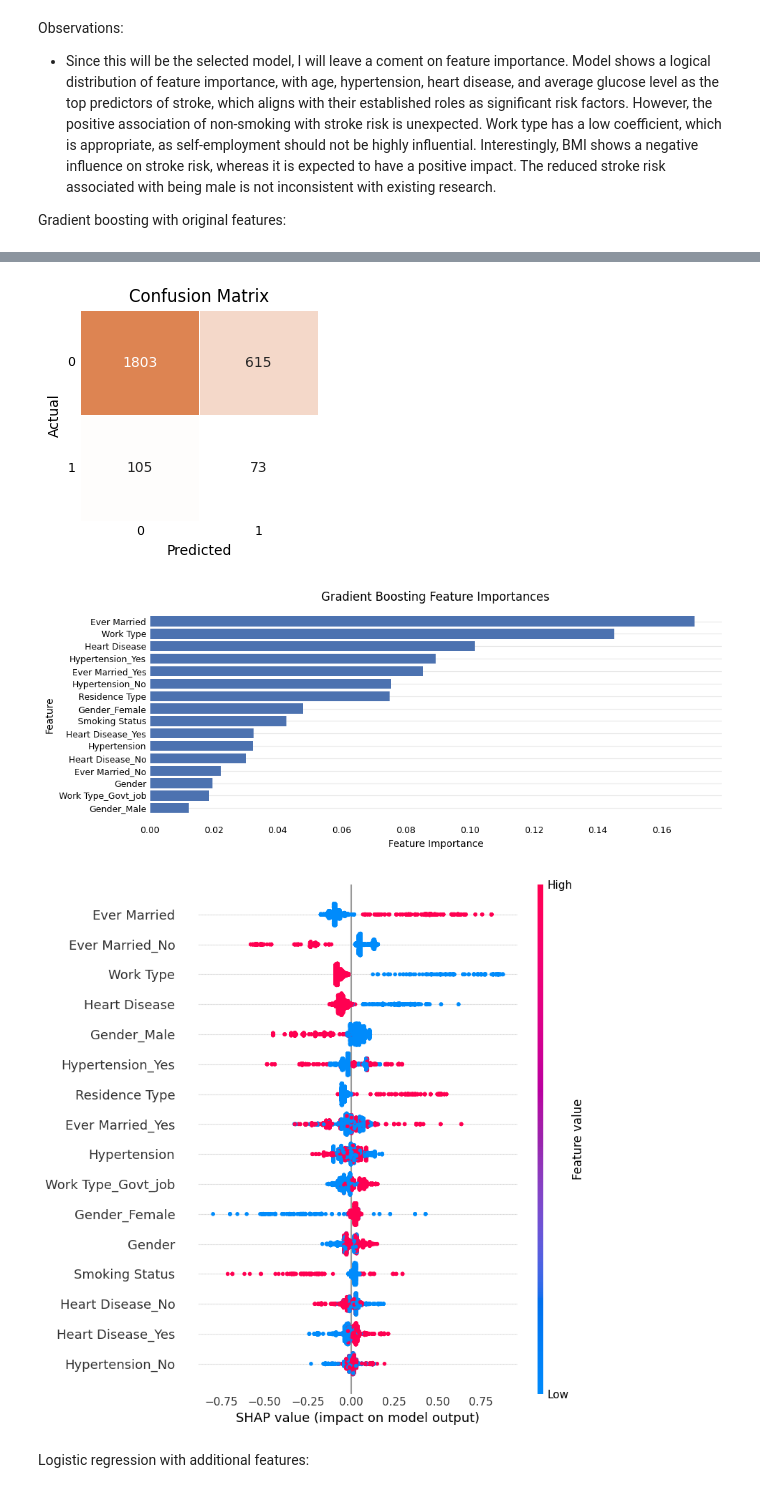
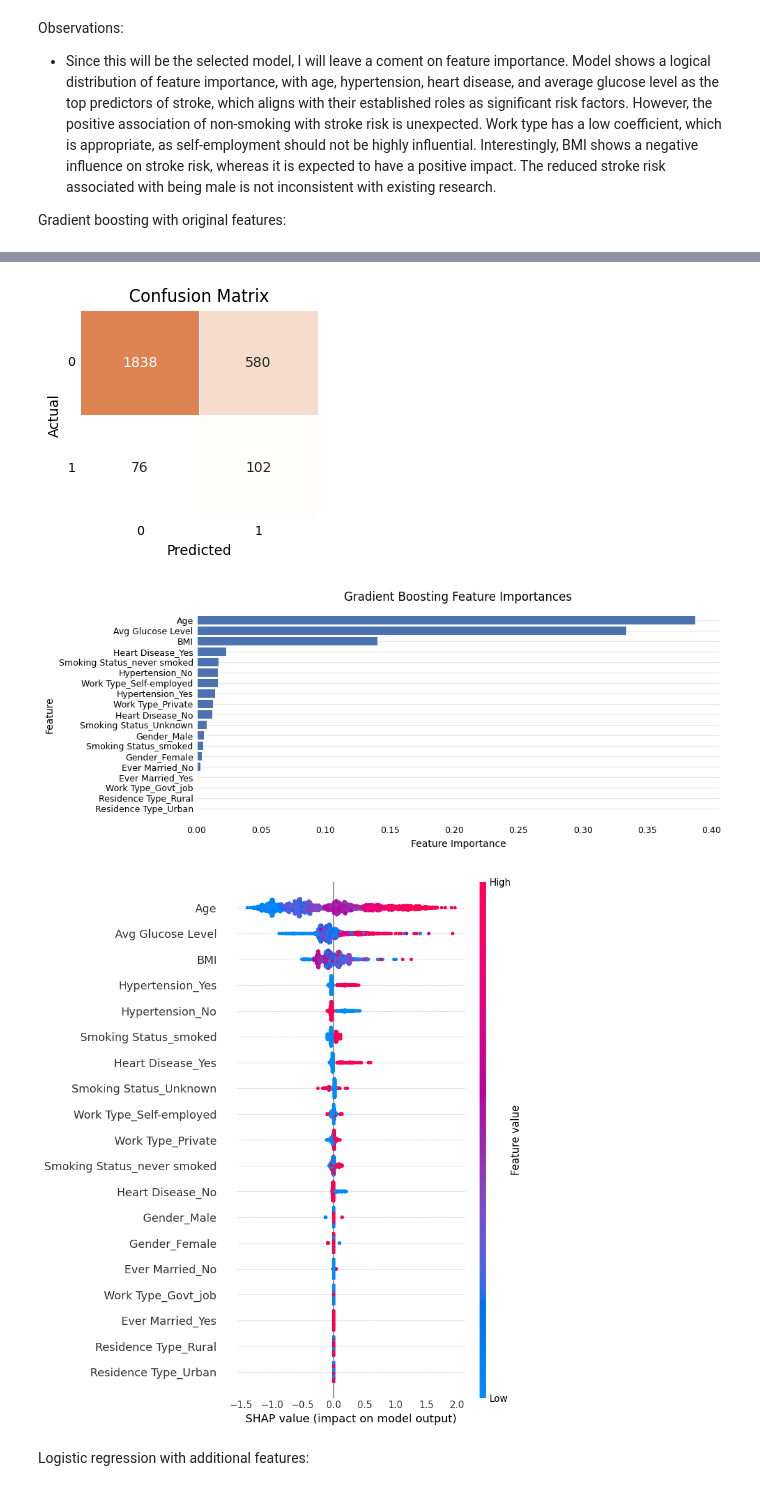
Before and after one commit to MariusKras/StrokePrediction, a Jupyter notebook: notebook.ipynb, the cells around one changed output, grey strips where cells are left out. Saved outputs shown, nothing was run; the diff lists cells and outputs as text; code cells hidden in the pictures.

```diff
--- a/notebook.ipynb
+++ b/notebook.ipynb
@@ -975,6 +975,7 @@ numeric_features = X.select_dtypes(include="number").columns.tolist()
 categorical_features = X.select_dtypes(include="category").columns.tolist()
 preprocessor = ColumnTransformer(
     transformers=[
+        ("num", "passthrough", numeric_features),
         ("cat", OneHotEncoder(), categorical_features),
     ]
 )
@@ -1060,6 +1061,6 @@ Best hyperparameters: {'classifier__learning_rate': 0.1, 'classifier__max_depth'
-[figure, old version]
+[figure, new version]
-[figure, old version]
+[figure, new version]
-[figure, old version]
+[figure, new version]
 # %% [markdown]
 Logistic regression with additional features:
 # %%
```
Also changed, not shown: parts of 5 cells of this notebook.
